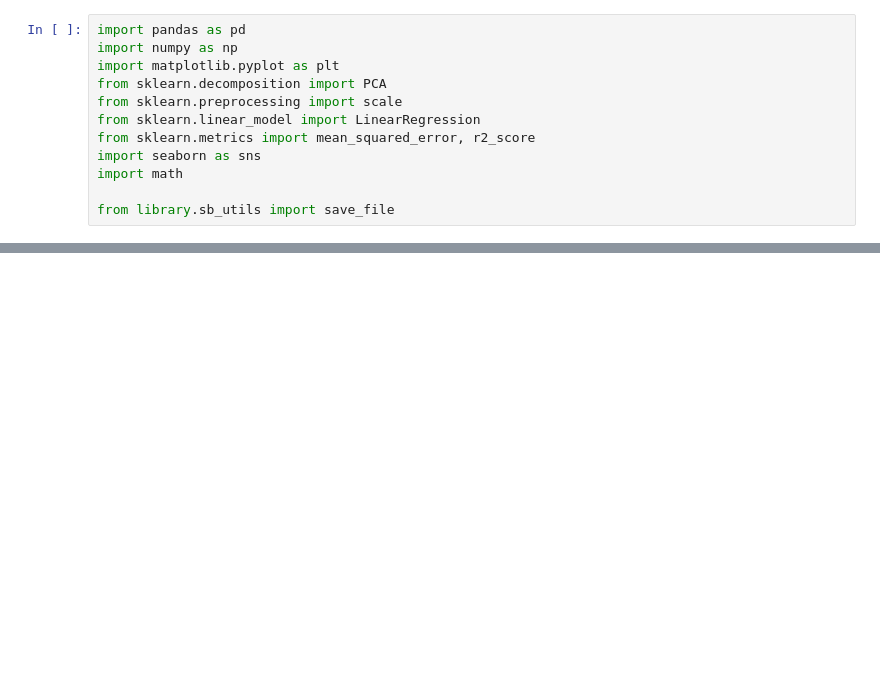
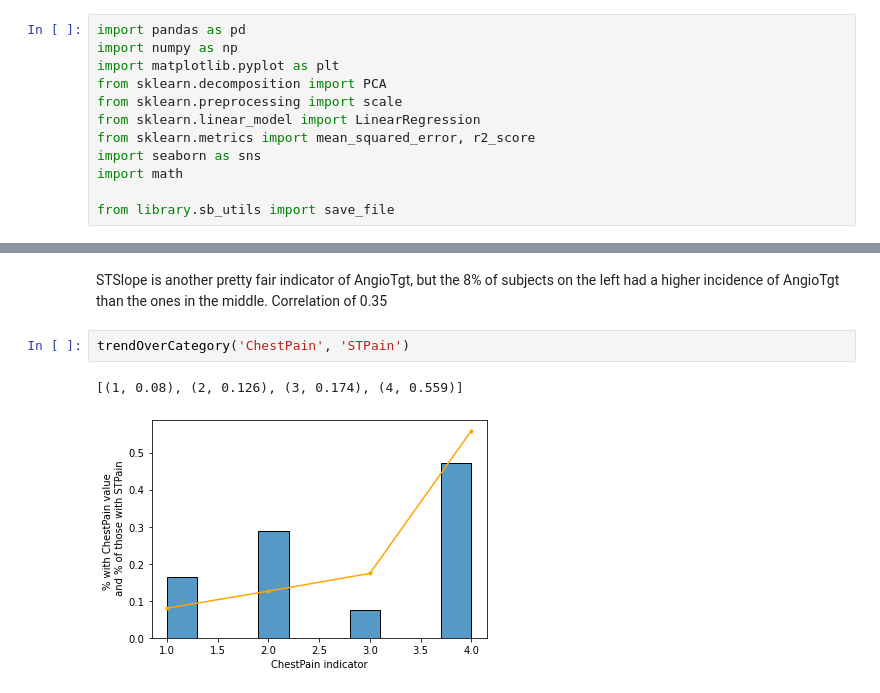
Before and after one commit to BradDoty/KaggleHeartDiseaseUCI, a Jupyter notebook: Notebooks/Capstone 2 -- Exploratory Data Analysis.ipynb, the cells around one changed output, grey strips where cells are left out. Saved outputs shown, nothing was run; the diff lists cells and outputs as text; blank space fills up the shorter version.

```diff
--- a/Notebooks/Capstone 2 -- Exploratory Data Analysis.ipynb
+++ b/Notebooks/Capstone 2 -- Exploratory Data Analysis.ipynb
@@ -308,0 +106,7 @@ Here are the candidate features to use for Feature Engineering:
+# %% [markdown]
+STSlope is another pretty fair indicator of AngioTgt, but the 8% of subjects on the left had a higher incidence of AngioTgt than the ones in the middle.  Correlation of 0.35
+# %%
+trendOverCategory('ChestPain', 'STPain')
+# %% [output]
+[(1, 0.08), (2, 0.126), (3, 0.174), (4, 0.559)]
+[figure, added]
```
Also changed, not shown: parts of 54 cells of this notebook, 2 other files.
